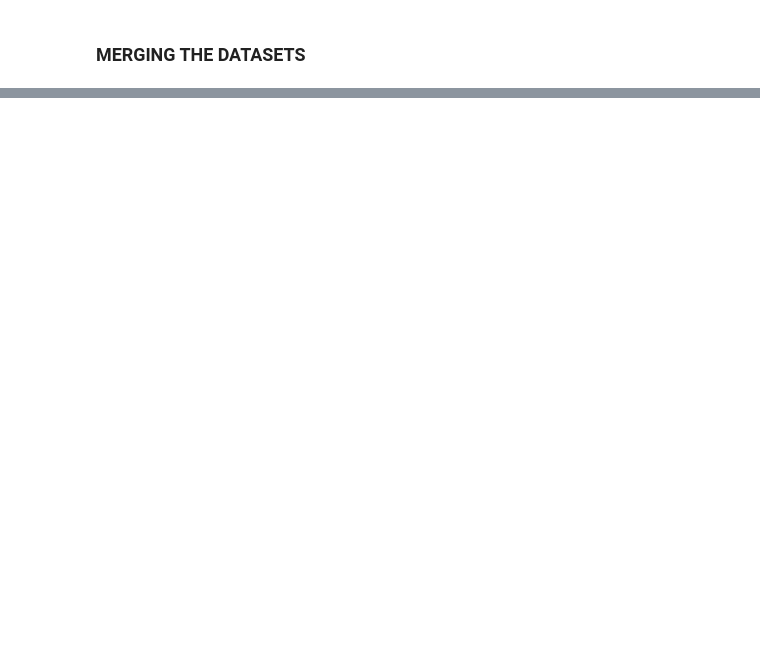
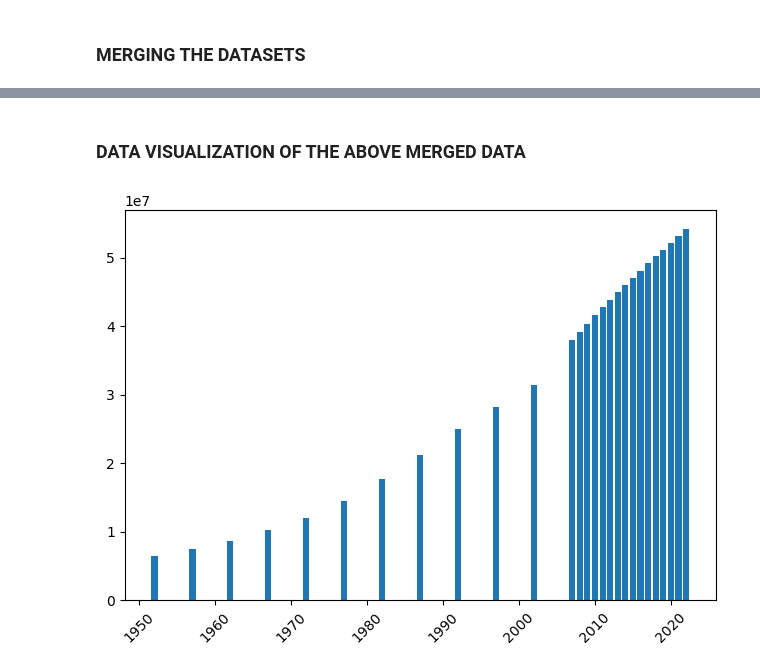
Before and after one commit to csaafrica/mental_CSA, a Jupyter notebook: notebooks/Data_Acquisition.ipynb, the cells around one changed output, grey strips where cells are left out. Drawn from its saved outputs; the diff is of its cells as text; code cells hidden in the pictures; blank space fills up the shorter version.

```diff
--- a/notebooks/Data_Acquisition.ipynb
+++ b/notebooks/Data_Acquisition.ipynb
@@ -344,7 +345,7 @@ if response.status_code == 200:
         pop_df = pop_df[["date", "value"]]
 
         # Rename for clarity
-        pop_df = pop_df.rename(columns={"date": "year", "value": "POP_TOT"})
+        pop_df = pop_df.rename(columns={"date": "Year", "value": "POP_TOT"})
 
         # Show the result
         print(pop_df)
@@ -382,14 +396,14 @@ Index(['country', 'continent', 'year', 'life_exp', 'pop', 'gdp_per_cap',
 ### MERGING THE DATASETS
 # %%
 #first merge GDP and Life expectancy
-merged_df=pd.merge(gb_df,life_df,on="year",how="inner")
+merged_df=pd.merge(gb_df,life_df,on="Year",how="inner")
 
 ## second merge the merged and Population
-merged_df=pd.merge(merged_df,pop_df,on="year",how="inner")
+merged_df=pd.merge(merged_df,pop_df,on="Year",how="inner")
 
 
 ## second merge the merged and Fertility gap
-merged_df=pd.merge(merged_df,life_df,on="year",how="inner")
+merged_df=pd.merge(merged_df, fert_df,on="Year",how="inner")
 
 print(merged_df)
 # %% [output]
@@ -412,11 +427,10 @@ print(merged_df)
 # %%
 ###merge the merged data and gapmindder_kenya
 
-merged_df["year"] = merged_df["year"].astype(int)
-gapminder_kenya = gapminder_data[gapminder_data['country'] == 'Kenya'].copy()
-gapminder_kenya["year"] = gapminder_kenya["year"].astype(int)
+merged_df["Year"] = merged_df["Year"].astype(int)
+gapminder_kenya["Year"] = gapminder_kenya["Year"].astype(int)
 
-final_df=pd.merge(merged_df,gapminder_kenya,on="year",how="inner")
+final_df=pd.merge(merged_df,gapminder_kenya,on="Year",how="outer")
 
-print(final_df)
+final_df
 # %% [output]
@@ -426,4 +456,12 @@ Index: []
 # %%
-#print("Merged World Bank years:", merged_df["year"].unique())
-print("Gapminder Kenya years:", gapminder_kenya["year"].unique())
+##HOW TO CONCAT
+#s1 = pd.Series([])
+#s2 = pd.Series(['c', 'd'])
+#pd.concat([s1, s2])
+
+
+combined_df=pd.concat([merged_df, gapminder_kenya],join ="inner", ignore_index=True)
+combined_df['Year']=combined_df['Year'].astype(int)
+combined_df = combined_df.sort_values('Year', ascending=False)
+combined_df
 # %% [output]
@@ -430,0 +485,13 @@ Gapminder Kenya years: [1952 1957 1962 1967 1972 1977 1982 1987 1992 1997 2002 2
+# %% [markdown]
+### DATA VISUALIZATION OF THE ABOVE MERGED DATA
+# %%
+import matplotlib.pyplot as plt
+import numpy as np
+x=combined_df["Year"]
+y=combined_df["POP_TOT"]
+plt.bar(x,y)
+plt.xticks(rotation=45)
+plt.tight_layout()
+plt.show()
+# %% [output]
+[figure, added]
```
Also changed, not shown: parts of 17 cells of this notebook, 1 other file.
